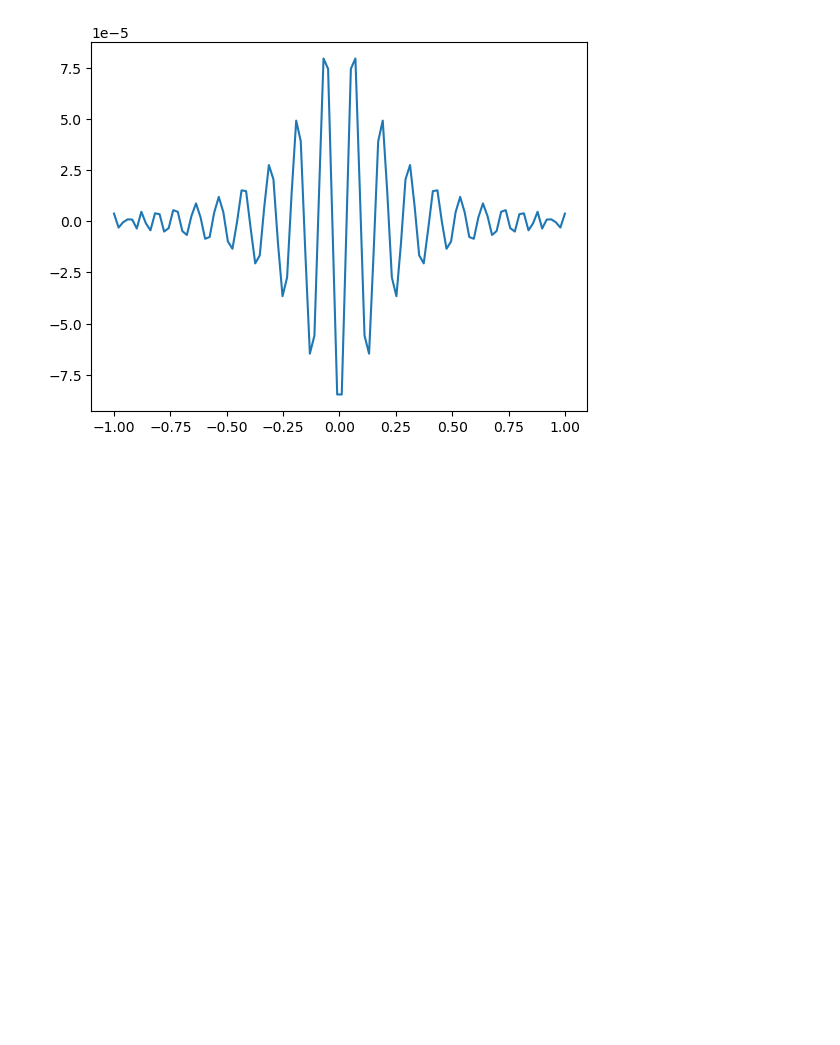
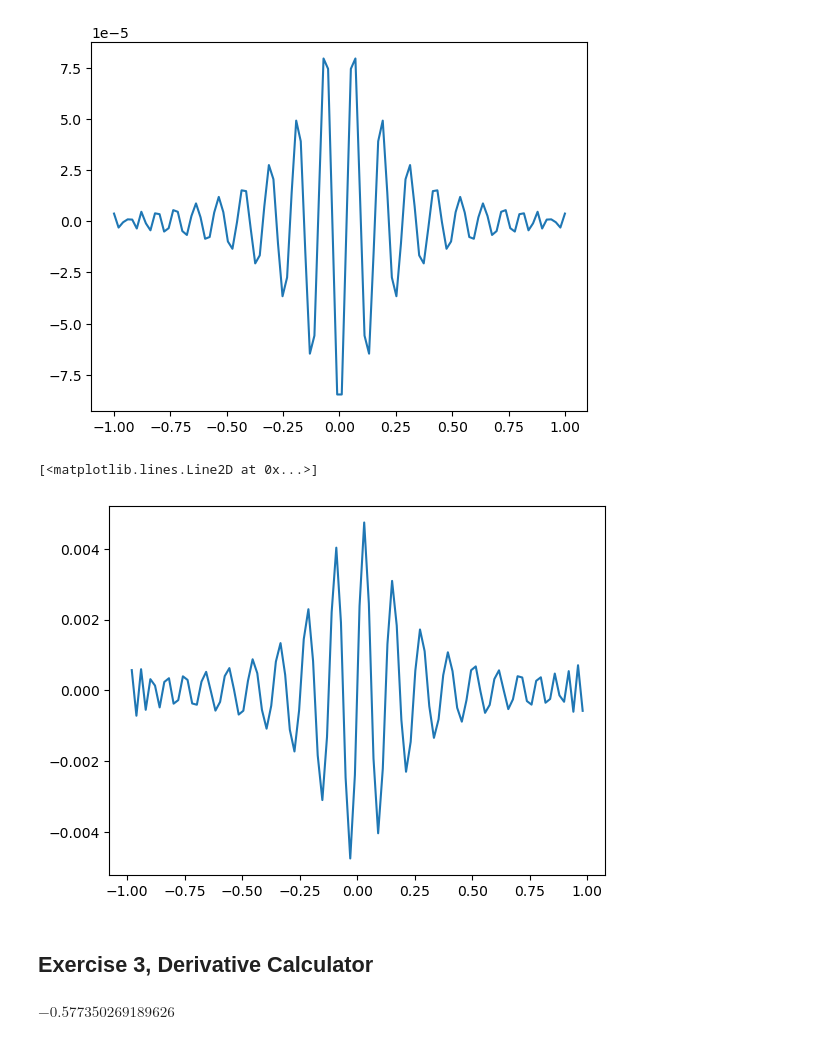
Before and after one commit to askoldvilkha/CompMethods_Astro23, a Jupyter notebook: HW1/hw1_vilkha.ipynb, the cells around one changed output. Drawn from its saved outputs; the diff is of its cells as text; code cells hidden in the pictures; blank space fills up the shorter version.

Commit message:
differential part of the problem 2, intro of sympy

```diff
--- a/HW1/hw1_vilkha.ipynb
+++ b/HW1/hw1_vilkha.ipynb
@@ -101,31 +103,36 @@ def Chebyshev_roots (nroots: int):
         C_roots[k] = np.cos(np.pi * (2 * k + 1) / (2 * nroots))
     return C_roots
 # %%
-def Chebyshev_polynom (x: float, n: int):
+def Chebyshev_polynom (x: float, n: int, diff = False):
     '''
     Function that calculates Chebyshev polynomial given a value of x and a number n \n
     Input: x (float) - variable, must be in the interval [-1, 1] \\
-    n (int) - an integer number of the polynomial, must not be negative \n
+    n (int) - an integer number of the polynomial, must not be negative \\
+    diff (bool) - if True, the function will calculate first derivative of the polynomial expression \n
     Output: T_n (float) - Chebyshev polynomial for a variable x and a number n
     '''
     if (x < -1) or (x > 1):
         raise ValueError (x, r'Variable x must be in the interval [-1, 1]!')
     if n < 0:
         raise ValueError (n, r'Number n must not be negative!')
-    T_n = np.cos(n * np.arccos(x))
+    if diff:
+        T_n = n * np.sin(n * np.arccos(x)) / np.sqrt(1 - x ** 2)
+    else:
+        T_n = np.cos(n * np.arccos(x))
     return T_n
 # %%
-def Chebyshev_polynom_array (x_array, n: int):
+def Chebyshev_polynom_array (x_array, n: int, diff = False):
     '''
     Function that transforms Chebyshev_polynom results into an array for an array of x values and one number n \n
     Input: x_array (np.array) - array containing x values \\
-    n (int) - an integer number of the polynomial, must not be negative \n
+    n (int) - an integer number of the polynomial, must not be negative \\
+    diff (bool) - if True, the function will calculate first derivative of the polynomial expression \n
     Output: T_n_array (np.array) - array of the polynomials correspoding to the array of x_values
     '''
     npoints = len(x_array)
     T_n_array = np.zeros(npoints)
     for i in range(npoints):
-        T_n_array[i] = Chebyshev_polynom(x_array[i], n)
+        T_n_array[i] = Chebyshev_polynom(x_array[i], n, diff)
     return T_n_array
 # %%
 def Chebyshev_weights (x_roots, y_table):
@@ -142,11 +149,12 @@ def Chebyshev_weights (x_roots, y_table):
         C_weights[n] = 2 / nroots * np.sum(y_table * Chebyshev_polynom_array(x_roots, n))
     return C_weights
 # %%
-def Chebyshev_expansion (x_array, nroots: int):
+def Chebyshev_expansion (x_array, nroots: int, diff =  False):
     '''
     Function that calculates Chebyshev expansion of Runge's function given an array of x_values and number of roots \n
     Input: x_array (np.array) - array of x values to evaluate function over \\
-    nroots (int) - number of Chebyshev roots \n
+    nroots (int) - number of Chebyshev roots \\
+    diff (bool) - if True, the function will be evaluating the derivative of Runge's function \n
     Output: f_exp_cheb (np.array) - resulting Chebyshev expansion of the function as an array corresponding to x_array
     '''
     f_exp_cheb = np.zeros_like(x_array)
@@ -155,7 +163,7 @@ def Chebyshev_expansion (x_array, nroots: int):
     C_polynom_array = np.zeros(nroots)
     for i in range(len(x_array)):
         for n in range(nroots):
-            C_polynom_array[n] = Chebyshev_polynom(x_array[i], n)
+            C_polynom_array[n] = Chebyshev_polynom(x_array[i], n, diff)
         f_exp_cheb[i] = np.sum(Chebyshev_weights(x_roots, y_table) * C_polynom_array)
     return f_exp_cheb
 # %%
@@ -166,3 +174,24 @@ plt.plot(x_test, cheb_test - runge_func(x_test))
 # %% [output]
 [<matplotlib.lines.Line2D at 0x...>]
 [figure]
+# %%
+#test of a derivative part of problem 2
+x_test_diff = np.linspace(-1, 1, 100)
+cheb_test_diff = Chebyshev_expansion(x_test_diff, 50, diff=True)
+
+x_sym = symbols('x') #we need to define a symbollic variable to work with sympy and not get confused with numeric variables
+runge_deriv_sym = diff(1 / (1 + 25 * x_sym**2), x_sym) #this exppression is symbollic, not suited to work with np.arrays
+runge_deriv_func = lambdify(x_sym, runge_deriv_sym, 'numpy') #this line converts the symbollic expression into a numeric one, function like so we can plug an array here
+
+#plt.plot(x_test_diff, runge_deriv_func(x_test_diff))
+plt.plot(x_test_diff, cheb_test_diff - runge_deriv_func(x_test_diff))
+# %% [output]
+[<matplotlib.lines.Line2D at 0x...>]
+[figure, added]
+# %% [markdown]
+## Exercise 3, Derivative Calculator
+# %%
+test_func = diff(sqrt(1 - x_sym**2), x_sym)
+test_func.subs(x_sym, .5)
+# %% [output]
+$\displaystyle -0.577350269189626$
```
Also changed, not shown: parts of 1 cell of this notebook.
